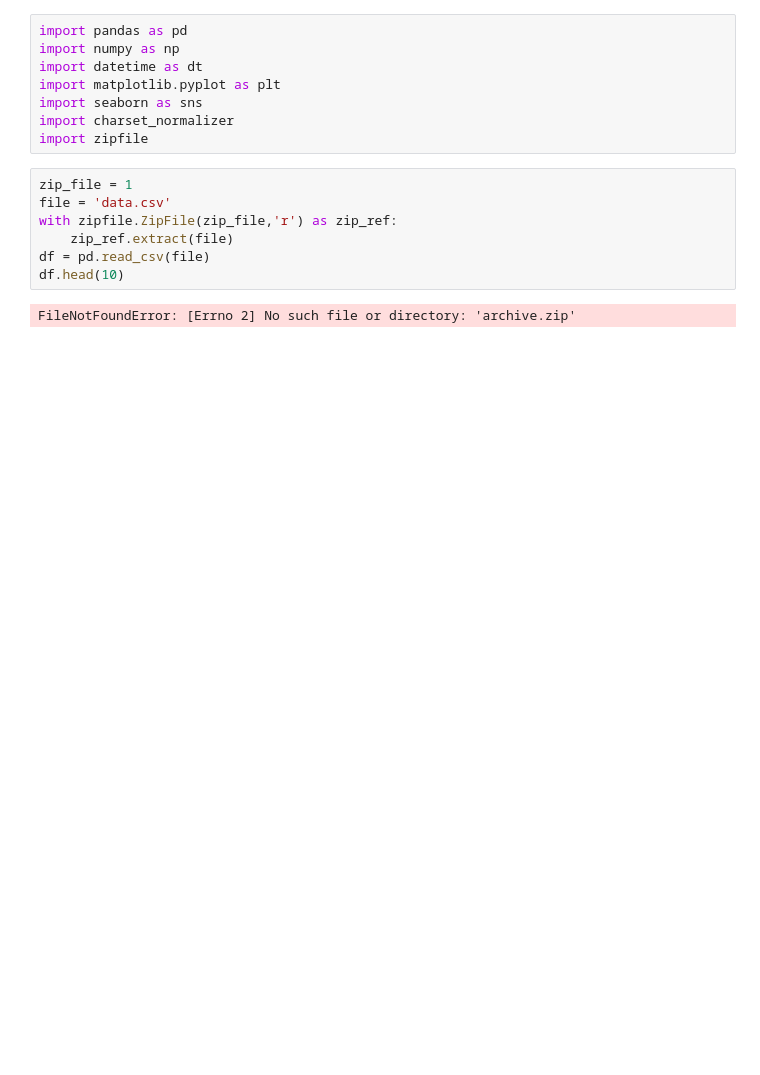
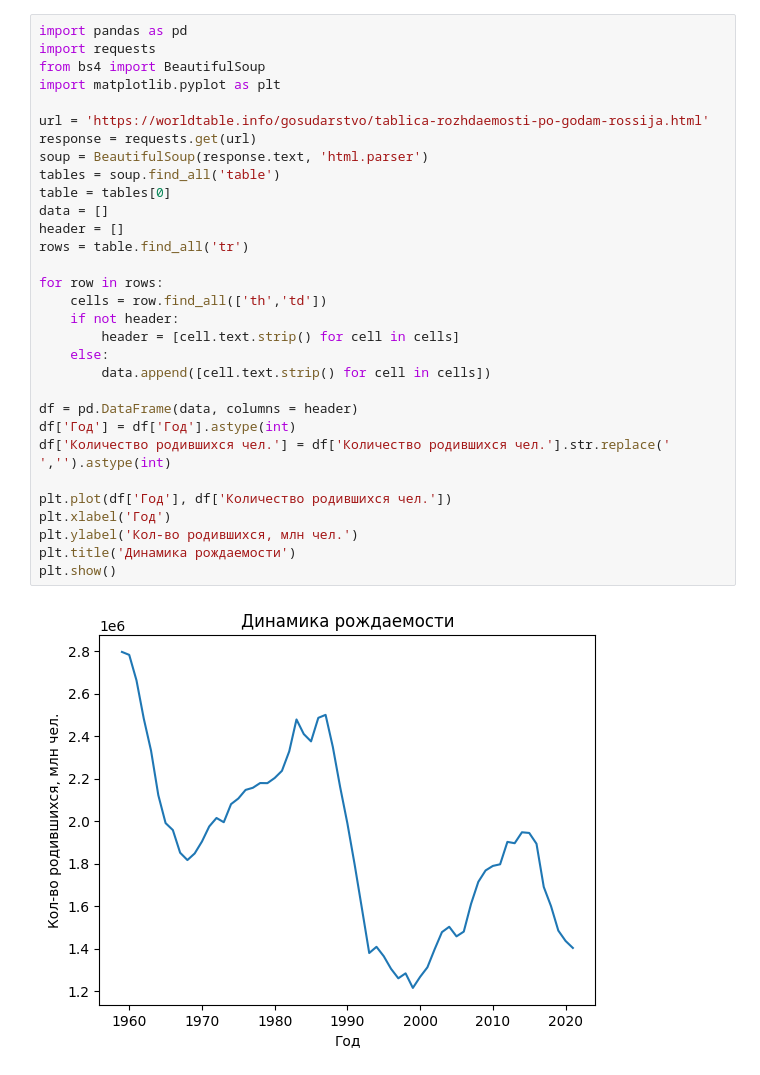
Before and after one commit to adak18a/tests_and_checks, a Jupyter notebook: sravniru.ipynb, the cells around one changed output. Cells and saved outputs as stored; diff of their text form; blank space fills up the shorter version.

```diff
--- a/sravniru.ipynb
+++ b/sravniru.ipynb
@@ -1,17 +1,33 @@
-# %%
-import pandas as pd
-import numpy as np
-import datetime as dt
-import matplotlib.pyplot as plt
-import seaborn as sns
-import charset_normalizer
-import zipfile
-# %%
-zip_file = 1
-file = 'data.csv'
-with zipfile.ZipFile(zip_file,'r') as zip_ref:
-    zip_ref.extract(file)
-df = pd.read_csv(file)
-df.head(10)
-# %% [output]
-FileNotFoundError: [Errno 2] No such file or directory: 'archive.zip'
+# %%
+import pandas as pd
+import requests
+from bs4 import BeautifulSoup
+import matplotlib.pyplot as plt
+
+url = 'https://worldtable.info/gosudarstvo/tablica-rozhdaemosti-po-godam-rossija.html'
+response = requests.get(url)
+soup = BeautifulSoup(response.text, 'html.parser')
+tables = soup.find_all('table')
+table = tables[0]
+data = []
+header = []
+rows = table.find_all('tr')
+
+for row in rows:
+    cells = row.find_all(['th','td'])
+    if not header:
+        header = [cell.text.strip() for cell in cells]
+    else:
+        data.append([cell.text.strip() for cell in cells])
+
+df = pd.DataFrame(data, columns = header)
+df['Год'] = df['Год'].astype(int)
+df['Количество родившихся чел.'] = df['Количество родившихся чел.'].str.replace(' ','').astype(int)
+
+plt.plot(df['Год'], df['Количество родившихся чел.'])
+plt.xlabel('Год')
+plt.ylabel('Кол-во родившихся, млн чел.')
+plt.title('Динамика рождаемости')
+plt.show()
+# %% [output]
+[figure, added]
```
